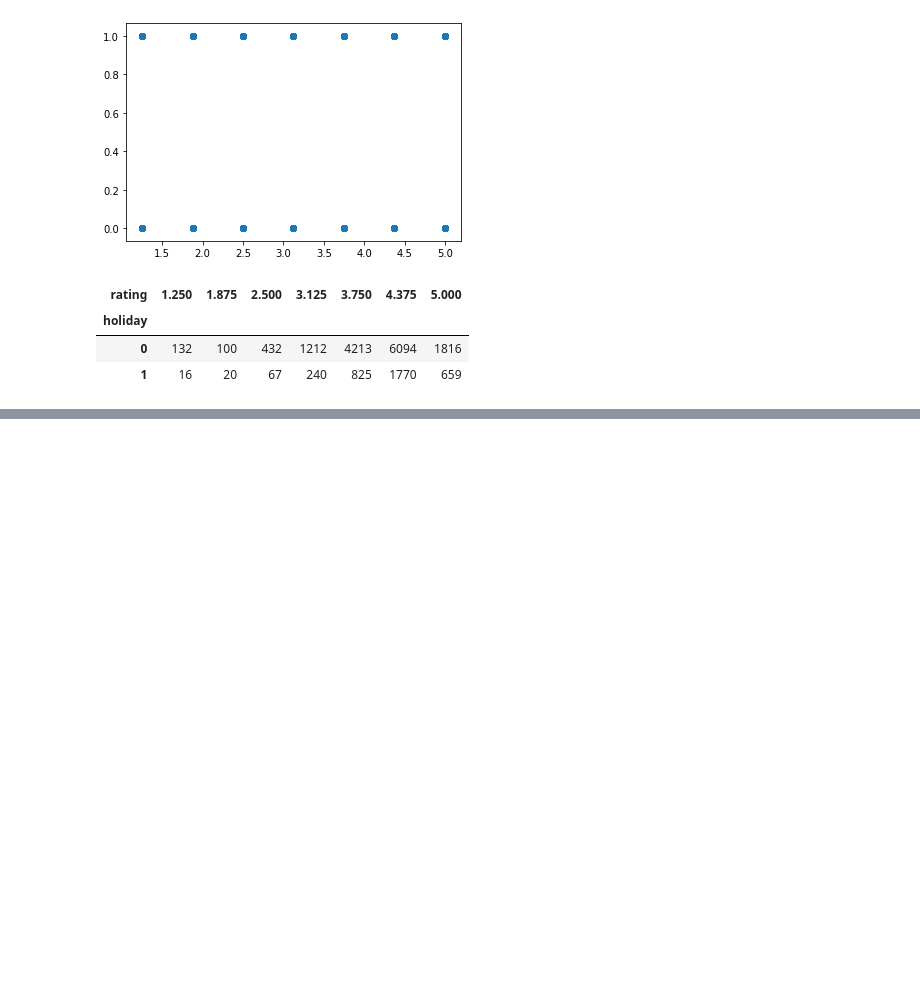
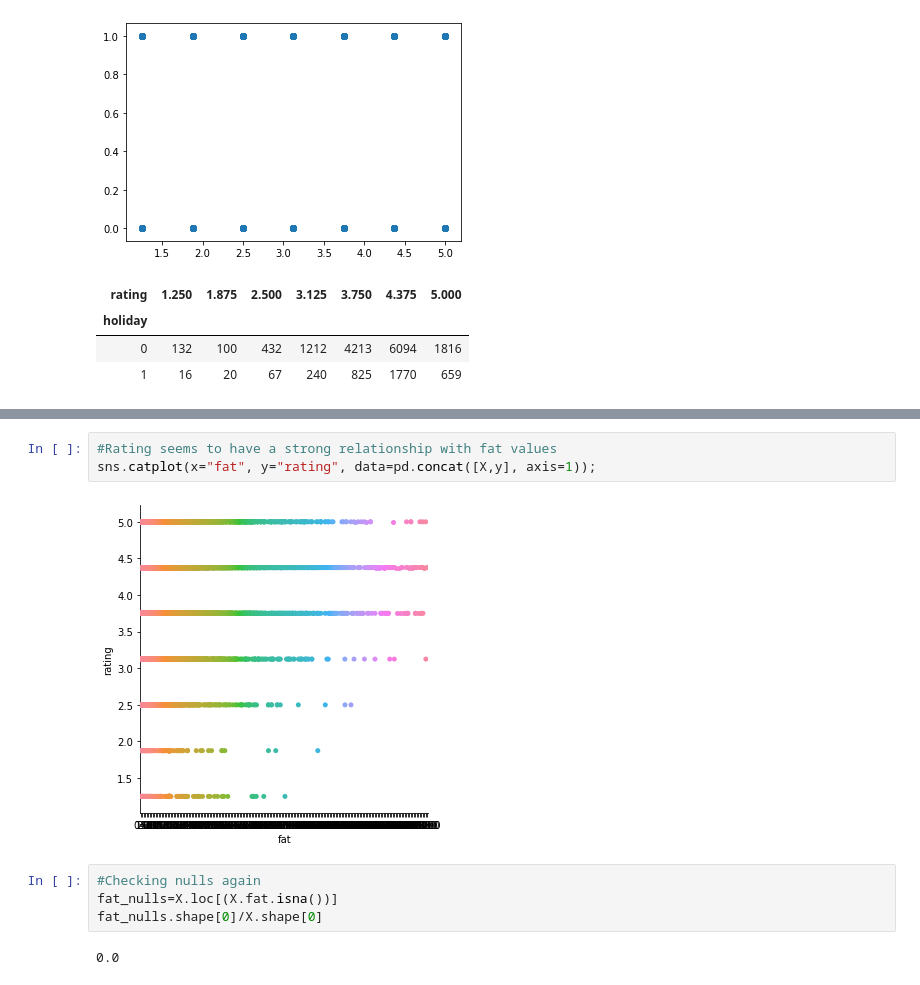
Before and after one commit to ivesulca/Recipe_Rating_Prediction, a Jupyter notebook: finalproj_bw_dataclean.ipynb, the cells around one changed output, grey strips where cells are left out. Saved outputs shown, nothing was run; the diff lists cells and outputs as text; blank space fills up the shorter version.

```diff
--- a/finalproj_bw_dataclean.ipynb
+++ b/finalproj_bw_dataclean.ipynb
@@ -184,0 +215,11 @@ pd.crosstab(X.holiday, y)
+# %%
+#Rating seems to have a strong relationship with fat values
+sns.catplot(x="fat", y="rating", data=pd.concat([X,y], axis=1));
+# %% [output]
+[figure, added]
+# %%
+#Checking nulls again
+fat_nulls=X.loc[(X.fat.isna())]
+fat_nulls.shape[0]/X.shape[0]
+# %% [output]
+0.0
```
Also changed, not shown: parts of 16 cells of this notebook, 1 other file.
